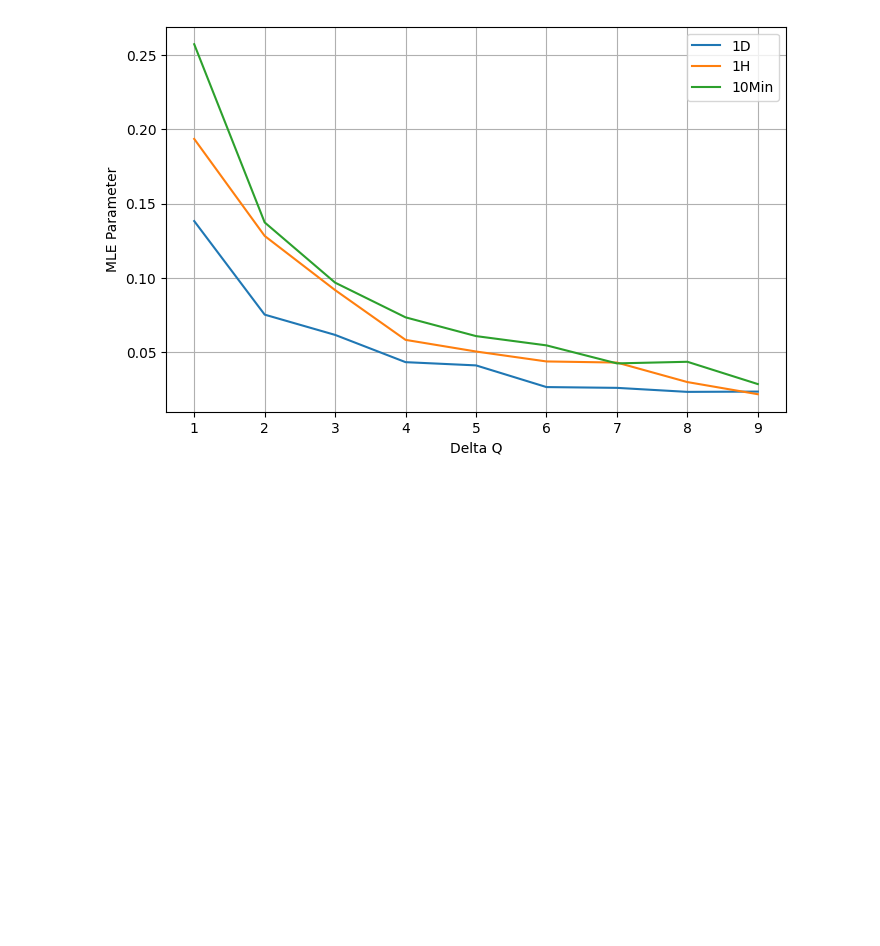
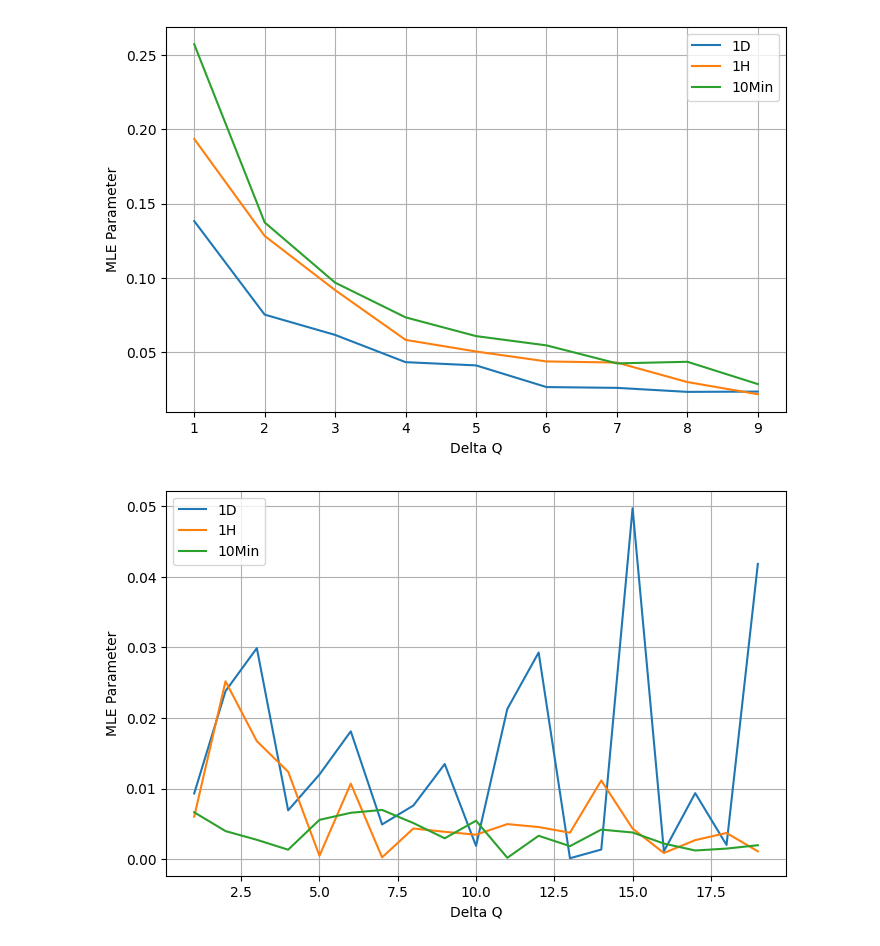
Before and after one commit to jiamingchen13/GraphOUEdge, a Jupyter notebook: Untitled.ipynb, the cells around one changed output. Drawn from its saved outputs; the diff is of its cells as text; code cells hidden in the pictures; blank space fills up the shorter version.

```diff
--- a/Untitled.ipynb
+++ b/Untitled.ipynb
@@ -138,15 +138,15 @@ plt.show()
 [figure]
 # %%
 # Forecast steps
-forecast_step = 3
+forecast_step = 1
 
 # Load the correlation data
-data = np.load('./data/LOBSTERdata/output/train/aggregate/corr.npz', allow_pickle=True)
+data = np.load('./data/LOBSTERdata/output/train/aggregate/cov.npz', allow_pickle=True)
 index = pd.to_datetime(data['timestamps'])
 corr_data = pd.DataFrame({key: data[key] for key in data.files if key != 'timestamps'}, index=index)
 
 # Derive network structure
-Adj = adj_to_line_graph([[0,1,1,1,1,1],[1,0,0,1,1,0],[1,0,0,0,0,1],[1,1,0,0,1,0],[1,1,0,1,0,0],[1,0,1,0,0,0]], TICKERS)
+Adj = adj_to_line_graph([[0,1,1,1,1,1],[1,0,1,1,1,1],[1,1,0,1,1,1],[1,1,1,0,1,1],[1,1,1,1,0,1],[1,1,1,1,1,0]], TICKERS)
 
 # Number of edges
 K = Adj[0].shape[0]
@@ -156,11 +156,11 @@ Y = corr_data[Adj[1]].T
 
 # Set time grids
 P_ = np.array([i for i in range(Y.shape[1])])
-delta = 1
+delta = 50
 Q_ = np.append(P_[::delta], P_[-1]) if (Y.shape[1] - 1) % delta != 0 else P_[::delta]
 
 # Testing data
-test_data = np.load('./data/LOBSTERdata/output/test/aggregate/corr.npz', allow_pickle=True)
+test_data = np.load('./data/LOBSTERdata/output/test/aggregate/cov.npz', allow_pickle=True)
 test_index = pd.to_datetime(test_data['timestamps'])
 test_corr_data = pd.DataFrame({key: test_data[key] for key in test_data.files if key != 'timestamps'}, index=test_index)
 test_Y = test_corr_data[Adj[1]].T
@@ -367,11 +348,11 @@ with open('./data/LOBSTERdata/output/train/aggregate/SPY_JPM_param_1D.npy', 'wb'
     np.save(f, df)
 '''
 
-with open('./data/LOBSTERdata/output/train/aggregate/SPY_JPM_param_1D.npy', 'rb') as f:
+with open('./data/LOBSTERdata/output/train/aggregate/SPY_JPM_corr_param_1D.npy', 'rb') as f:
     param_1D = np.load(f)
-with open('./data/LOBSTERdata/output/train/aggregate/SPY_JPM_param_1h.npy', 'rb') as f:
+with open('./data/LOBSTERdata/output/train/aggregate/SPY_JPM_corr_param_1h.npy', 'rb') as f:
     param_1h = np.load(f)
-with open('./data/LOBSTERdata/output/train/aggregate/SPY_JPM_param_10min.npy', 'rb') as f:
+with open('./data/LOBSTERdata/output/train/aggregate/SPY_JPM_corr_param_10min.npy', 'rb') as f:
     param_10min = np.load(f)
 
 df = pd.DataFrame(np.concatenate((param_1D,param_1h,param_10min),axis=1), columns = ['1D','1H','10Min'])
@@ -389,3 +370,39 @@ plt.grid(True)
 plt.show()
 # %% [output]
 [figure]
+# %%
+'''
+P_ = np.array([i for i in range(Y.shape[1])])
+param = []
+
+for j in range(1,20):
+    Q_ = np.append(P_[::j], P_[-1]) if (Y.shape[1] - 1) % j != 0 else P_[::j]
+    param.append(OU_edge_model(Y, test_set, K, test_size, forecast_step, [1], C, jump_activity, P_, Q_, is_global=False, print_param = True).reshape(-1))
+
+df = pd.DataFrame(param)[0]
+with open('./data/LOBSTERdata/output/train/aggregate/SPY_JPM_cov_param_1D.npy', 'wb') as f:
+    np.save(f, df)
+'''
+
+with open('./data/LOBSTERdata/output/train/aggregate/SPY_JPM_cov_param_1D.npy', 'rb') as f:
+    param_1D = np.load(f)
+with open('./data/LOBSTERdata/output/train/aggregate/SPY_JPM_cov_param_1h.npy', 'rb') as f:
+    param_1h = np.load(f)
+with open('./data/LOBSTERdata/output/train/aggregate/SPY_JPM_cov_param_10min.npy', 'rb') as f:
+    param_10min = np.load(f)
+
+#df = pd.DataFrame(np.concatenate((param_1D,param_1h,param_10min),axis=1), columns = ['1D','1H','10Min'])
+df = pd.DataFrame(np.column_stack([param_1D,param_1h,param_10min]), columns = ['1D','1H','10Min'])
+# Plot MLE versus different Delta Q
+plt.figure(figsize=(8,5))
+
+for col in df.columns:
+    plt.plot(df.index+1, df[col], label=col)
+
+plt.xlabel("Delta Q")
+plt.ylabel("MLE Parameter")
+plt.legend()
+plt.grid(True)
+plt.show()
+# %% [output]
+[figure, added]
```
Also changed, not shown: parts of 6 cells of this notebook.
